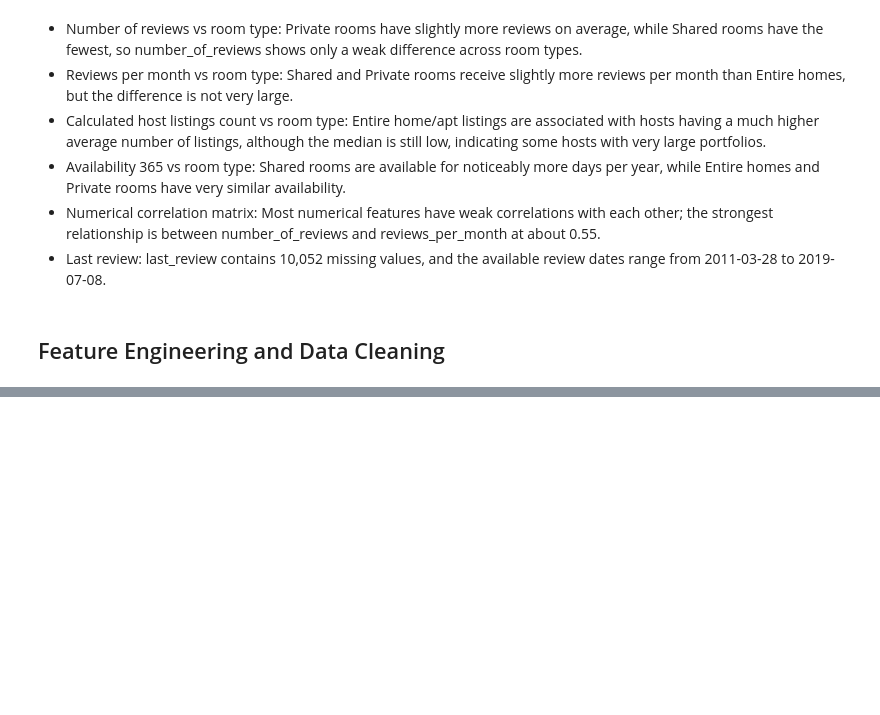
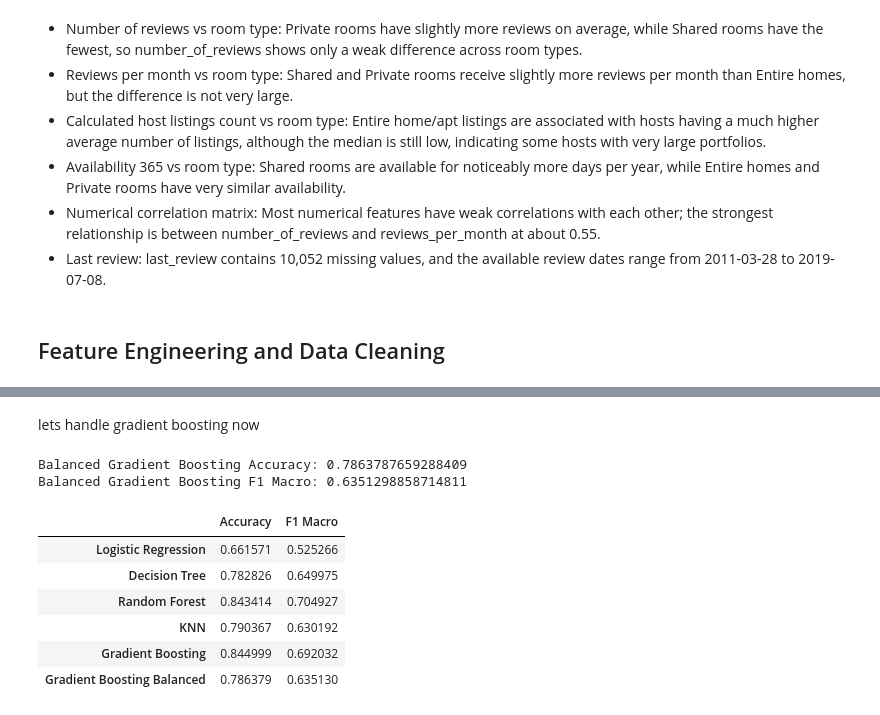
Before and after one commit to amnaherex/Roomify, a Jupyter notebook: Untitled.ipynb, the cells around one changed output, grey strips where cells are left out. Saved outputs shown, nothing was run; the diff lists cells and outputs as text; code cells hidden in the pictures; blank space fills up the shorter version.

```diff
--- a/Untitled.ipynb
+++ b/Untitled.ipynb
@@ -415,0 +500,31 @@ y = df_clean['room_type']
+# %%
+from sklearn.model_selection import cross_validate
+scoring = {
+    'accuracy': 'accuracy',
+    'f1_macro': 'f1_macro'
+}
+results = {}
+
+for name, model in models.items():
+
+    print("Running:", name)
+
+    model_pipeline = Pipeline([
+        ('preprocessor', preprocessor),
+        ('classifier', model)
+    ])
+
+    scores = cross_validate(
+        model_pipeline,
+        X_train,
+        y_train,
+        cv=cv,
+        scoring=scoring
+    )
+
+    results[name] = {
+        'Accuracy': scores['test_accuracy'].mean(),
+        'F1 Macro': scores['test_f1_macro'].mean()
+    }
+
+    print("Finished:", name)
@@ -415,0 +554,2 @@ y = df_clean['room_type']
+# %% [markdown]
+lets handle gradient boosting now
@@ -415,0 +603,22 @@ y = df_clean['room_type']
+# %%
+print("Balanced Gradient Boosting Accuracy:", np.mean(gb_accuracy))
+print("Balanced Gradient Boosting F1 Macro:", np.mean(gb_f1))
+# %% [output]
+Balanced Gradient Boosting Accuracy: 0.7863787659288409
+Balanced Gradient Boosting F1 Macro: 0.6351298858714811
+# %%
+results['Gradient Boosting Balanced'] = {
+    'Accuracy': np.mean(gb_accuracy),
+    'F1 Macro': np.mean(gb_f1)
+}
+
+results_df = pd.DataFrame(results).T
+results_df
+# %% [output]
+|  | Accuracy | F1 Macro |
+| Logistic Regression | 0.661571 | 0.525266 |
+| Decision Tree | 0.782826 | 0.649975 |
+| Random Forest | 0.843414 | 0.704927 |
+| KNN | 0.790367 | 0.630192 |
+| Gradient Boosting | 0.844999 | 0.692032 |
+| Gradient Boosting Balanced | 0.786379 | 0.635130 |
```
Also changed, not shown: parts of 41 cells of this notebook.
